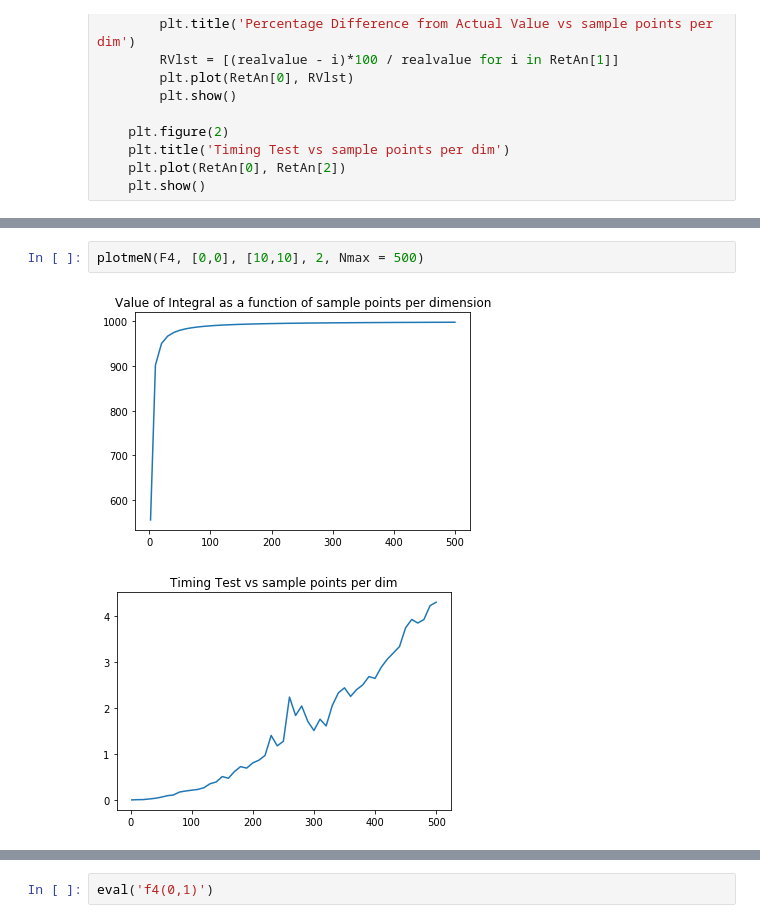
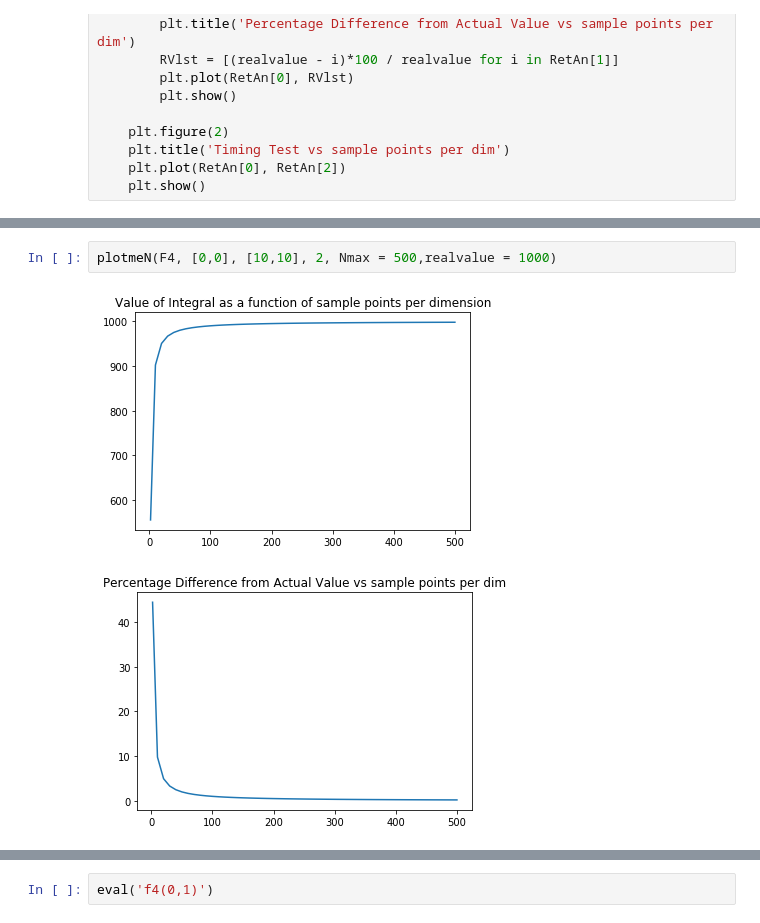
Before and after one commit to xlr91/Integration-Methods-PP, a Jupyter notebook: Stuff for Lab Report.ipynb, the cells around one changed output, grey strips where cells are left out. Saved outputs shown, nothing was run; the diff lists cells and outputs as text.

```diff
--- a/Stuff for Lab Report.ipynb
+++ b/Stuff for Lab Report.ipynb
@@ -498,5 +631,5 @@ retanalysisN(F4,[0,0],[10,10], 50, 10, 2)
 # %%
-plotmeN(F4, [0,0], [10,10], 2, Nmax = 500)
+plotmeN(F4, [0,0], [10,10], 2, Nmax = 500,realvalue = 1000)
 # %% [output]
 [figure]
-[figure, old version]
+[figure, new version]
```
Also changed, not shown: parts of 30 cells of this notebook, 4 other files.
